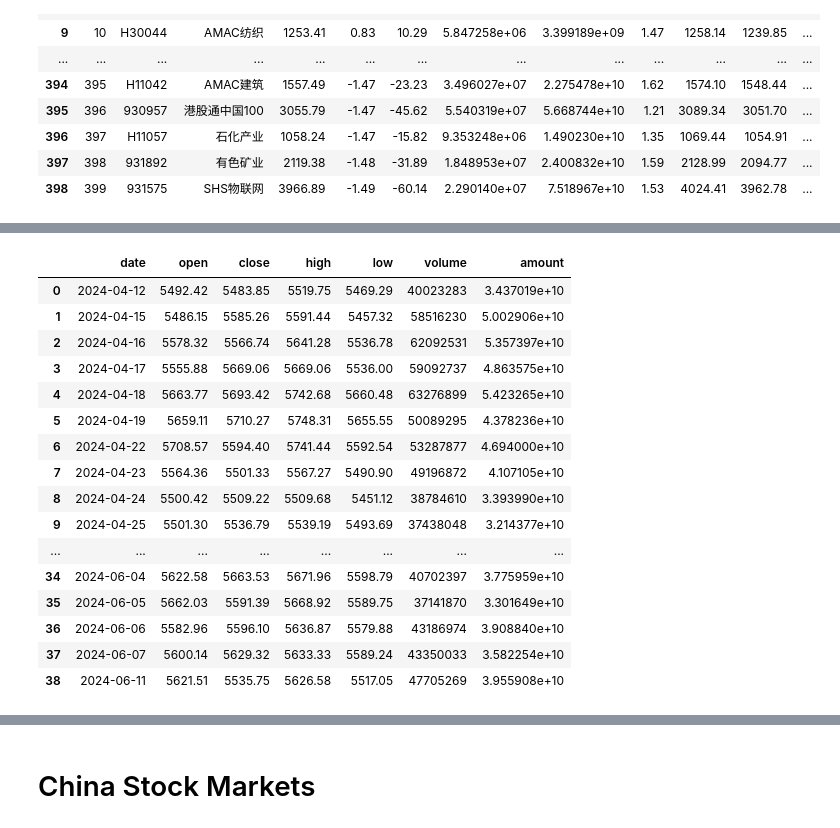
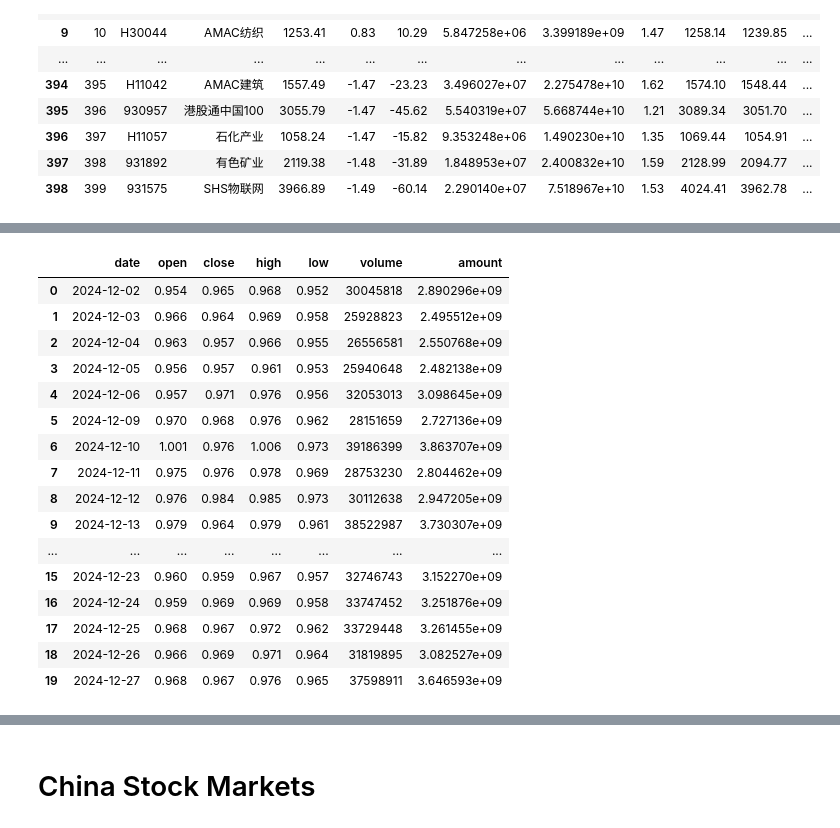
Before and after one commit to agux/marten, a Jupyter notebook: notebooks/1.0-etl.ipynb, the cells around one changed output, grey strips where cells are left out. Drawn from its saved outputs; the diff is of its cells as text; code cells hidden in the pictures.

```diff
--- a/notebooks/1.0-etl.ipynb
+++ b/notebooks/1.0-etl.ipynb
@@ -790,25 +894,25 @@ Traceback (most recent call last):
     raise ValueError(
 ValueError: Length mismatch: Expected axis has 0 elements, new values have 8 elements
 # %%
-ak.stock_zh_index_daily_em(f"sh000922", 20240412, 20240611)
+ak.stock_zh_index_daily_em(f"sz159338", 20241201, 20241228)
 # %% [output]
 |  | date | open | close | high | low | volume | amount |
-| 0 | 2024-04-12 | 5492.42 | 5483.85 | 5519.75 | 5469.29 | 40023283 | 3.437019e+10 |
-| 1 | 2024-04-15 | 5486.15 | 5585.26 | 5591.44 | 5457.32 | 58516230 | 5.002906e+10 |
-| 2 | 2024-04-16 | 5578.32 | 5566.74 | 5641.28 | 5536.78 | 62092531 | 5.357397e+10 |
-| 3 | 2024-04-17 | 5555.88 | 5669.06 | 5669.06 | 5536.00 | 59092737 | 4.863575e+10 |
-| 4 | 2024-04-18 | 5663.77 | 5693.42 | 5742.68 | 5660.48 | 63276899 | 5.423265e+10 |
-| 5 | 2024-04-19 | 5659.11 | 5710.27 | 5748.31 | 5655.55 | 50089295 | 4.378236e+10 |
-| 6 | 2024-04-22 | 5708.57 | 5594.40 | 5741.44 | 5592.54 | 53287877 | 4.694000e+10 |
-| 7 | 2024-04-23 | 5564.36 | 5501.33 | 5567.27 | 5490.90 | 49196872 | 4.107105e+10 |
-| 8 | 2024-04-24 | 5500.42 | 5509.22 | 5509.68 | 5451.12 | 38784610 | 3.393990e+10 |
-| 9 | 2024-04-25 | 5501.30 | 5536.79 | 5539.19 | 5493.69 | 37438048 | 3.214377e+10 |
+| 0 | 2024-12-02 | 0.954 | 0.965 | 0.968 | 0.952 | 30045818 | 2.890296e+09 |
+| 1 | 2024-12-03 | 0.966 | 0.964 | 0.969 | 0.958 | 25928823 | 2.495512e+09 |
+| 2 | 2024-12-04 | 0.963 | 0.957 | 0.966 | 0.955 | 26556581 | 2.550768e+09 |
+| 3 | 2024-12-05 | 0.956 | 0.957 | 0.961 | 0.953 | 25940648 | 2.482138e+09 |
+| 4 | 2024-12-06 | 0.957 | 0.971 | 0.976 | 0.956 | 32053013 | 3.098645e+09 |
+| 5 | 2024-12-09 | 0.970 | 0.968 | 0.976 | 0.962 | 28151659 | 2.727136e+09 |
+| 6 | 2024-12-10 | 1.001 | 0.976 | 1.006 | 0.973 | 39186399 | 3.863707e+09 |
+| 7 | 2024-12-11 | 0.975 | 0.976 | 0.978 | 0.969 | 28753230 | 2.804462e+09 |
+| 8 | 2024-12-12 | 0.976 | 0.984 | 0.985 | 0.973 | 30112638 | 2.947205e+09 |
+| 9 | 2024-12-13 | 0.979 | 0.964 | 0.979 | 0.961 | 38522987 | 3.730307e+09 |
 | ... | ... | ... | ... | ... | ... | ... | ... |
-| 34 | 2024-06-04 | 5622.58 | 5663.53 | 5671.96 | 5598.79 | 40702397 | 3.775959e+10 |
-| 35 | 2024-06-05 | 5662.03 | 5591.39 | 5668.92 | 5589.75 | 37141870 | 3.301649e+10 |
-| 36 | 2024-06-06 | 5582.96 | 5596.10 | 5636.87 | 5579.88 | 43186974 | 3.908840e+10 |
-| 37 | 2024-06-07 | 5600.14 | 5629.32 | 5633.33 | 5589.24 | 43350033 | 3.582254e+10 |
-| 38 | 2024-06-11 | 5621.51 | 5535.75 | 5626.58 | 5517.05 | 47705269 | 3.955908e+10 |
+| 15 | 2024-12-23 | 0.960 | 0.959 | 0.967 | 0.957 | 32746743 | 3.152270e+09 |
+| 16 | 2024-12-24 | 0.959 | 0.969 | 0.969 | 0.958 | 33747452 | 3.251876e+09 |
+| 17 | 2024-12-25 | 0.968 | 0.967 | 0.972 | 0.962 | 33729448 | 3.261455e+09 |
+| 18 | 2024-12-26 | 0.966 | 0.969 | 0.971 | 0.964 | 31819895 | 3.082527e+09 |
+| 19 | 2024-12-27 | 0.968 | 0.967 | 0.976 | 0.965 | 37598911 | 3.646593e+09 |
 # %%
 index_all_cni_df = ak.index_all_cni()
 print(index_all_cni_df)
```
Also changed, not shown: parts of 19 cells of this notebook, 2 other files.
